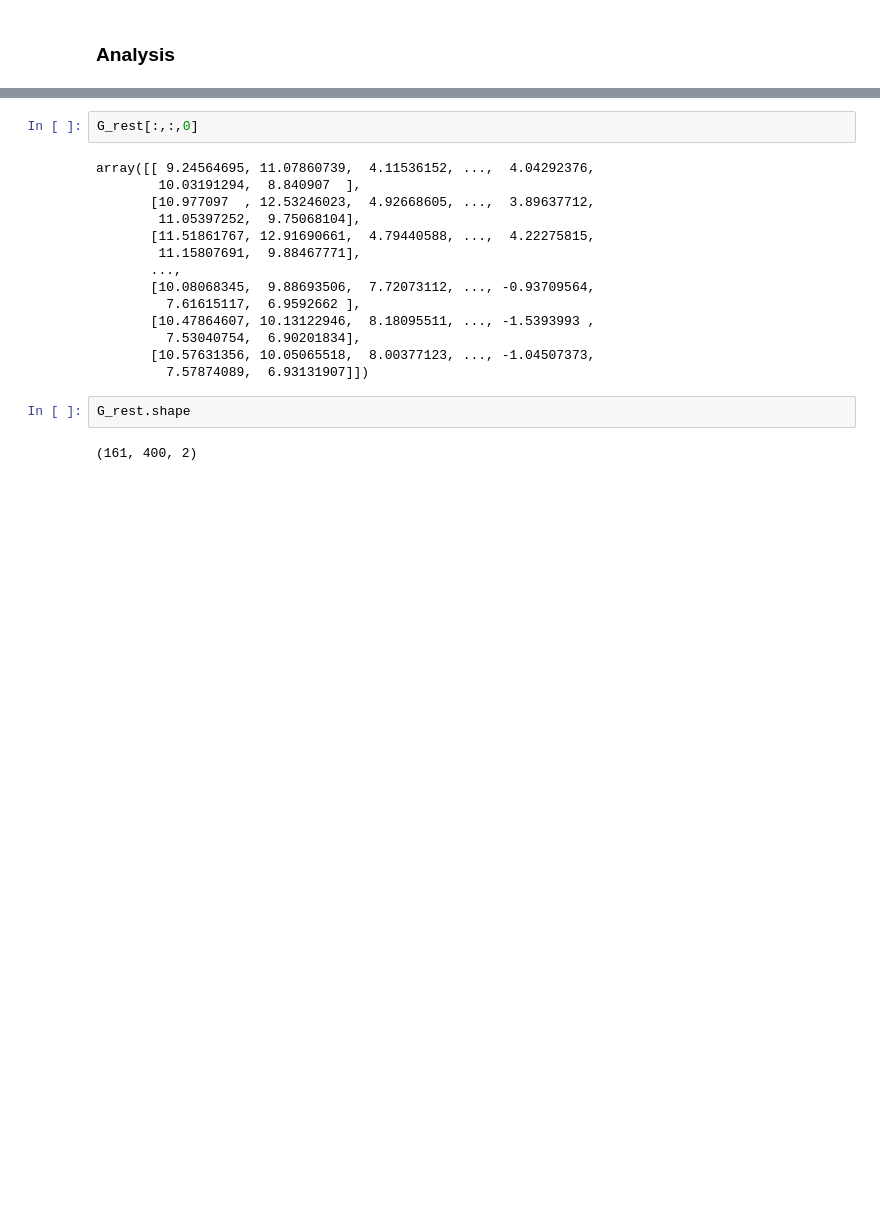
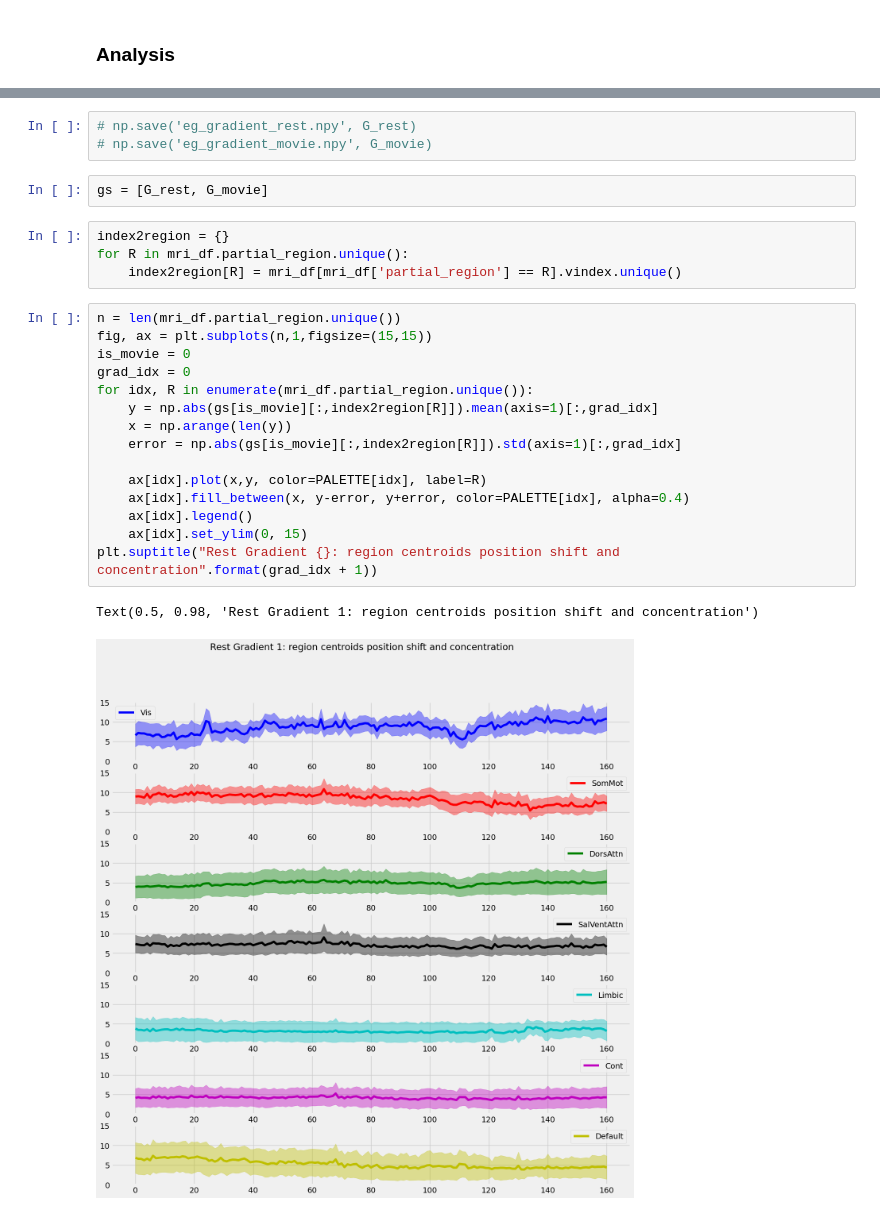
Before and after one commit to MIPLabCH/emoguide_gradients, a Jupyter notebook: fmri_dynamic_gradient.ipynb, the cells around one changed output, grey strips where cells are left out. Cells and saved outputs as stored; diff of their text form; blank space fills up the shorter version.

```diff
--- a/fmri_dynamic_gradient.ipynb
+++ b/fmri_dynamic_gradient.ipynb
@@ -158,20 +141,27 @@ Int64Index([  0,   1,   2,   3,   4,   5,   6,   7,   8,   9,  10,  11,  12,
-# %%
-G_rest[:,:,0]
-# %% [output]
-array([[ 9.24564695, 11.07860739,  4.11536152, ...,  4.04292376,
-        10.03191294,  8.840907  ],
-       [10.977097  , 12.53246023,  4.92668605, ...,  3.89637712,
-        11.05397252,  9.75068104],
-       [11.51861767, 12.91690661,  4.79440588, ...,  4.22275815,
-        11.15807691,  9.88467771],
-       ...,
-       [10.08068345,  9.88693506,  7.72073112, ..., -0.93709564,
-         7.61615117,  6.9592662 ],
-       [10.47864607, 10.13122946,  8.18095511, ..., -1.5393993 ,
-         7.53040754,  6.90201834],
-       [10.57631356, 10.05065518,  8.00377123, ..., -1.04507373,
-         7.57874089,  6.93131907]])
-# %%
-G_rest.shape
-# %% [output]
-(161, 400, 2)
+# %%
+# np.save('eg_gradient_rest.npy', G_rest)
+# np.save('eg_gradient_movie.npy', G_movie)
+# %%
+gs = [G_rest, G_movie]
+# %%
+index2region = {}
+for R in mri_df.partial_region.unique():
+    index2region[R] = mri_df[mri_df['partial_region'] == R].vindex.unique()
+# %%
+n = len(mri_df.partial_region.unique())
+fig, ax = plt.subplots(n,1,figsize=(15,15))
+is_movie = 0
+grad_idx = 0
+for idx, R in enumerate(mri_df.partial_region.unique()):
+    y = np.abs(gs[is_movie][:,index2region[R]]).mean(axis=1)[:,grad_idx]
+    x = np.arange(len(y))
+    error = np.abs(gs[is_movie][:,index2region[R]]).std(axis=1)[:,grad_idx]
+
+    ax[idx].plot(x,y, color=PALETTE[idx], label=R)
+    ax[idx].fill_between(x, y-error, y+error, color=PALETTE[idx], alpha=0.4)
+    ax[idx].legend()
+    ax[idx].set_ylim(0, 15)
+plt.suptitle("Rest Gradient {}: region centroids position shift and concentration".format(grad_idx + 1))
+# %% [output]
+Text(0.5, 0.98, 'Rest Gradient 1: region centroids position shift and concentration')
+[figure, added]
```
Also changed, not shown: parts of 6 cells of this notebook, 7 other files.
